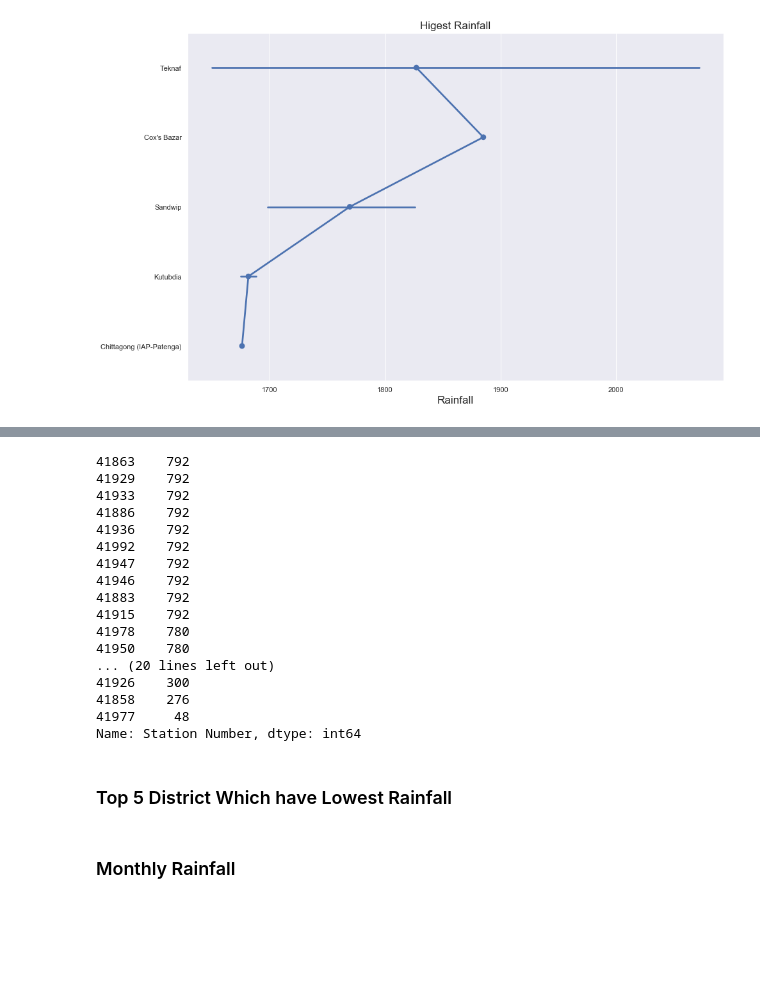
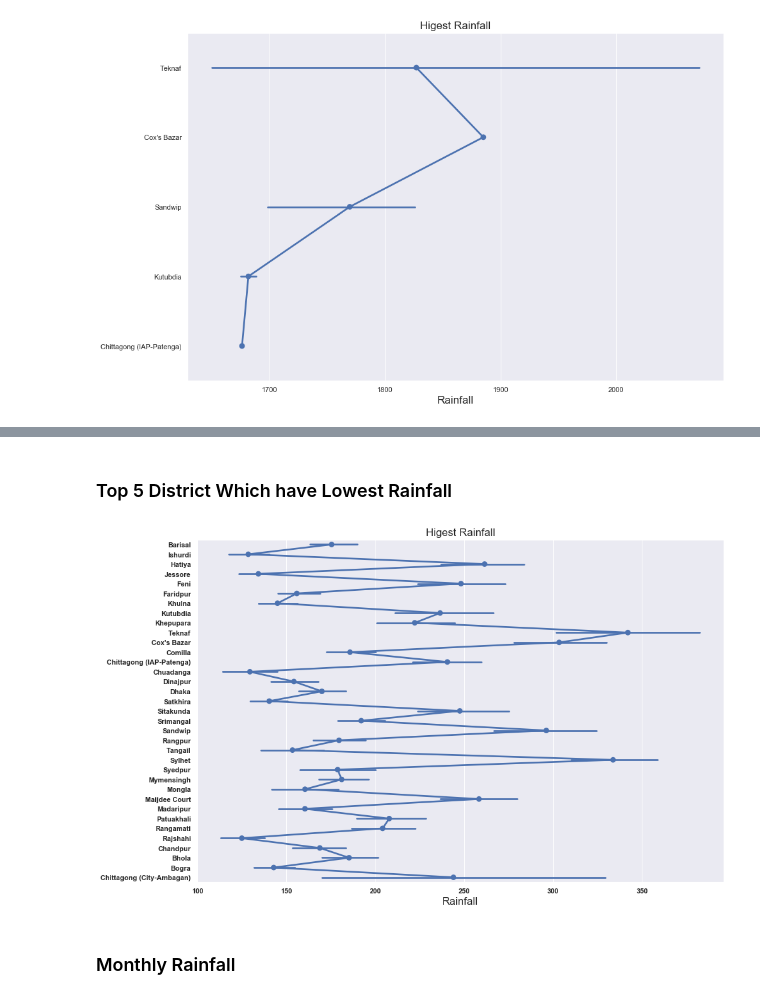
Before and after one commit to LIMON100/Rainfall-in-Bangladesh, a Jupyter notebook: EDA.ipynb, the cells around one changed output, grey strips where cells are left out. Drawn from its saved outputs; the diff is of its cells as text; code cells hidden in the pictures; blank space fills up the shorter version.

```diff
--- a/EDA.ipynb
+++ b/EDA.ipynb
@@ -169,12 +174,3 @@ ax.set_xlabel("Rainfall",fontsize = 17)
 sns.set_style("darkgrid")
 # %% [output]
 [figure]
-# %%
-plt.rc('font' , weight = 'bold')
-f , ax = plt.subplots(figsize = (15 , 15))
-df.Rainfall.sort(key = lambda x:x[1] , reverse = True)
-labels , sizes = zip(df['Rainfall'])
-labels_selected = [n if v > sum(sizes) * 0.01 else '' for n , v in genre_count]
-ax.pie(sizes , labels = labels_selected , autopct = lambda x:'{:2.0f}%'.format(x) if x > 1 else '' , shadow = False , startangle = 0)
-ax.axis('equal')
-plt.tight_layout()
@@ -184,24 +177,21 @@ AttributeError: 'Series' object has no attribute 'sort'
-# %%
-df['Station Number'].value_counts()
-# %% [output]
-41863    792
-41929    792
-41933    792
-41886    792
-41936    792
-41992    792
-41947    792
-41946    792
-41883    792
-41915    792
-41978    780
-41950    780
-... (20 lines left out)
-41926    300
-41858    276
-41977     48
-Name: Station Number, dtype: int64
 # %% [markdown]
 ### Top 5 District Which have Lowest Rainfall
+# %%
+info = pd.DataFrame(df['Rainfall'].sort_values(ascending = True))
+info['Station Names'] = df['Station Names']
+data = list(map(str,(info['Station Names'])))
+x = list(data[:])
+y = list(info['Rainfall'][:])
+
+ax = sns.pointplot(x=y,y=x)
+
+#setup the figure size
+sns.set(rc={'figure.figsize':(15,10)})
+#setup the title and labels of the plot.
+ax.set_title("Higest Rainfall",fontsize = 17)
+ax.set_xlabel("Rainfall",fontsize = 17)
+sns.set_style("darkgrid")
+# %% [output]
+[figure, added]
 # %% [markdown]
 ### Monthly Rainfall
```
Also changed, not shown: parts of 6 cells of this notebook.
